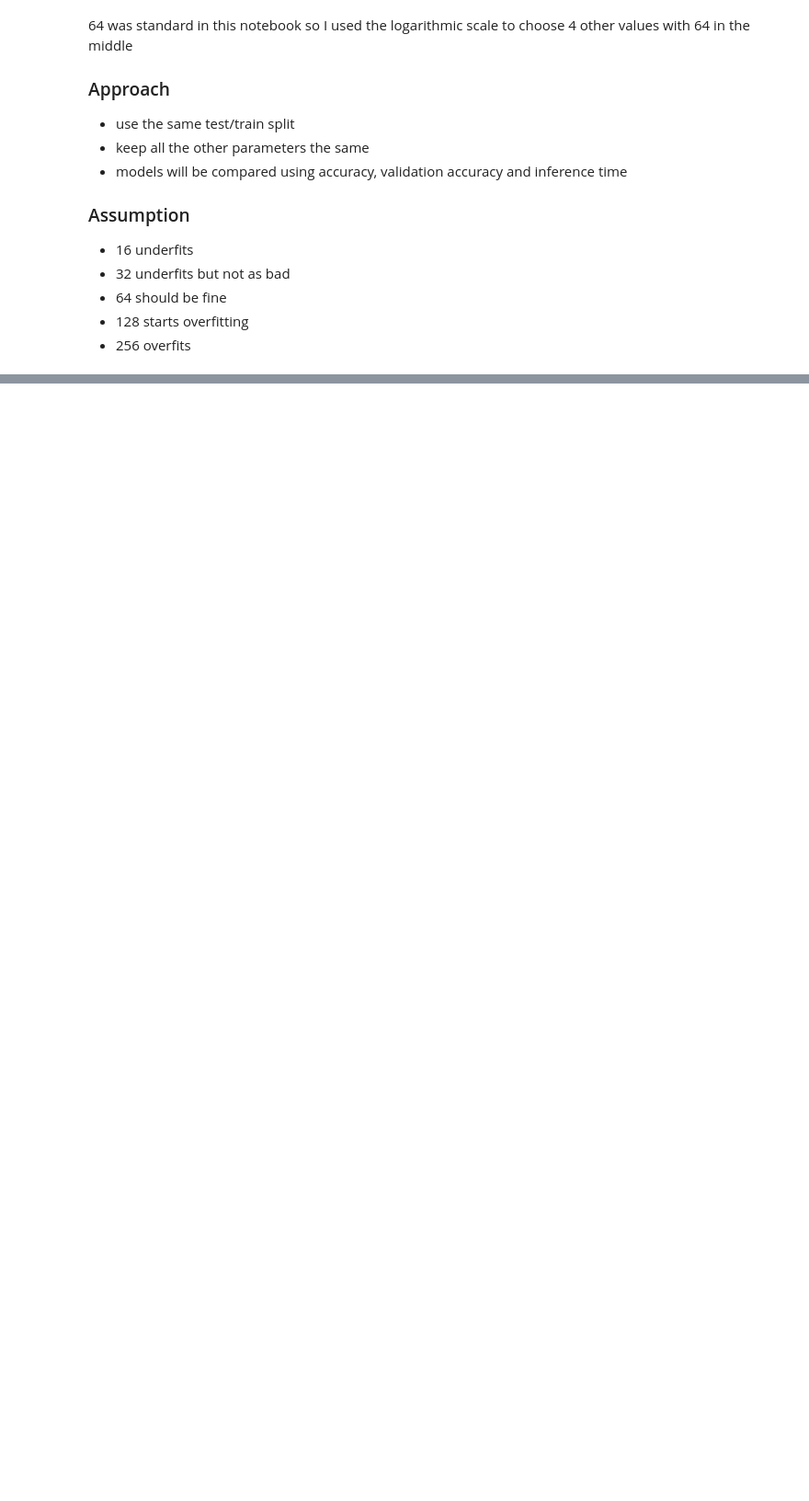
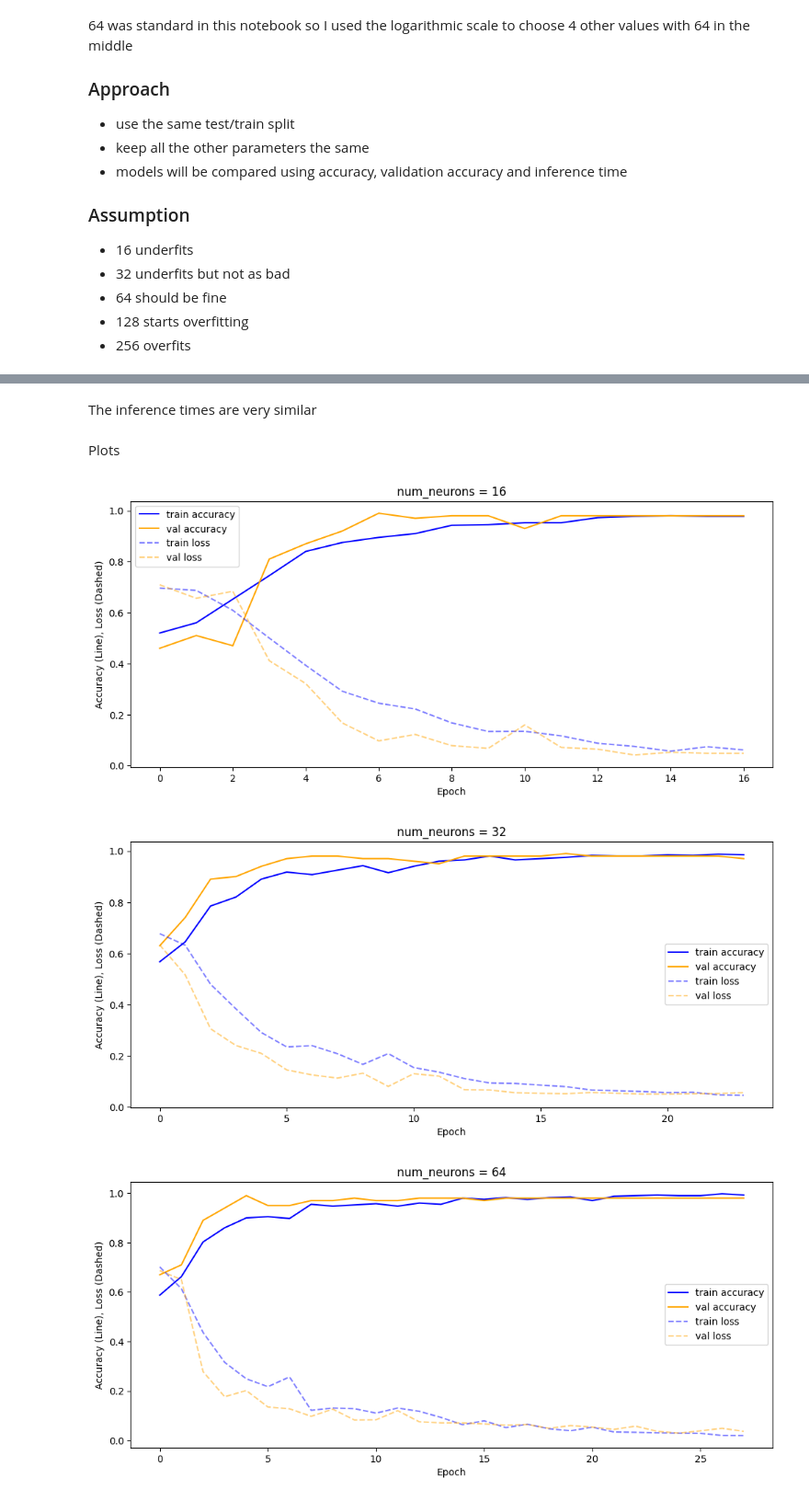
Before and after one commit to ITT-26/assignment-05-cnn-GixD42, a Jupyter notebook: 01-hyperparameters/hyperparameters.ipynb, the cells around one changed output, grey strips where cells are left out. Shown at 92% size. Saved outputs shown, nothing was run; the diff lists cells and outputs as text; code cells hidden in the pictures; blank space fills up the shorter version.

Commit message:
first iteration of a trained model
logic similar to notebook

```diff
--- a/01-hyperparameters/hyperparameters.ipynb
+++ b/01-hyperparameters/hyperparameters.ipynb
@@ -51,7 +51,7 @@ COLOR_CHANNELS = 3
 annotations = dict()
 
 for condition in CONDITIONS:
-    with open(f'_annotations/{condition}.json') as f:
+    with open(f'../data/_annotations/{condition}.json') as f:
         annotations[condition] = json.load(f)
 # %%
 # pretty-print first element
@@ -494,22 +220,0 @@ plt.plot(val_loss, '--', color='orange', alpha=0.5)
-# %%
-# let the model make predictions for our training data
-y_predictions = model_vgg.predict(X_test)
-
-# we get a 2D numpy array with probabilities for each category
-print('before', y_predictions)
-
-# to build a confusion matrix, we have to convert it to classifications
-# this can be done by using the argmax() function to set the probability to 1 and the rest to 0
-y_predictions = np.argmax(y_predictions, axis=1)
-
-print('probabilities', y_predictions)
-
-# create and plot confusion matrix
-conf_matrix = confusion_matrix(y_test, y_predictions)
-
-fig = plt.figure(figsize=(10, 10))
-
-ConfusionMatrixDisplay(conf_matrix, display_labels=label_names).plot(ax=plt.gca())
-
-plt.xticks(rotation=90, ha='center')
-pass
@@ -515,0 +416,29 @@ pass
+# %% [markdown]
+The inference times are very similar
+# %% [markdown]
+Plots
+# %%
+# plots for all models
+for num_neurons, (model, history) in models.items():
+    loss = history.history['loss']
+    val_loss = history.history['val_loss']
+    accuracy = history.history['accuracy']
+    val_accuracy = history.history['val_accuracy']
+
+    fig = plt.figure(figsize=(12, 5))
+    ax = plt.gca()
+
+    ax.set_title(f'num_neurons = {num_neurons}')
+    ax.set_xlabel('Epoch')
+    ax.set_ylabel('Accuracy (Line), Loss (Dashed)')
+
+    plt.plot(accuracy, label='train accuracy', color='blue')
+    plt.plot(val_accuracy, label='val accuracy', color='orange')
+    plt.plot(loss, '--', label='train loss', color='blue', alpha=0.5)
+    plt.plot(val_loss, '--', label='val loss', color='orange', alpha=0.5)
+    plt.legend()
+    plt.show()
+# %% [output]
+[figure, added]
+[figure, added]
+[figure, added]
```
Also changed, not shown: parts of 40 cells of this notebook, 4 other files.
